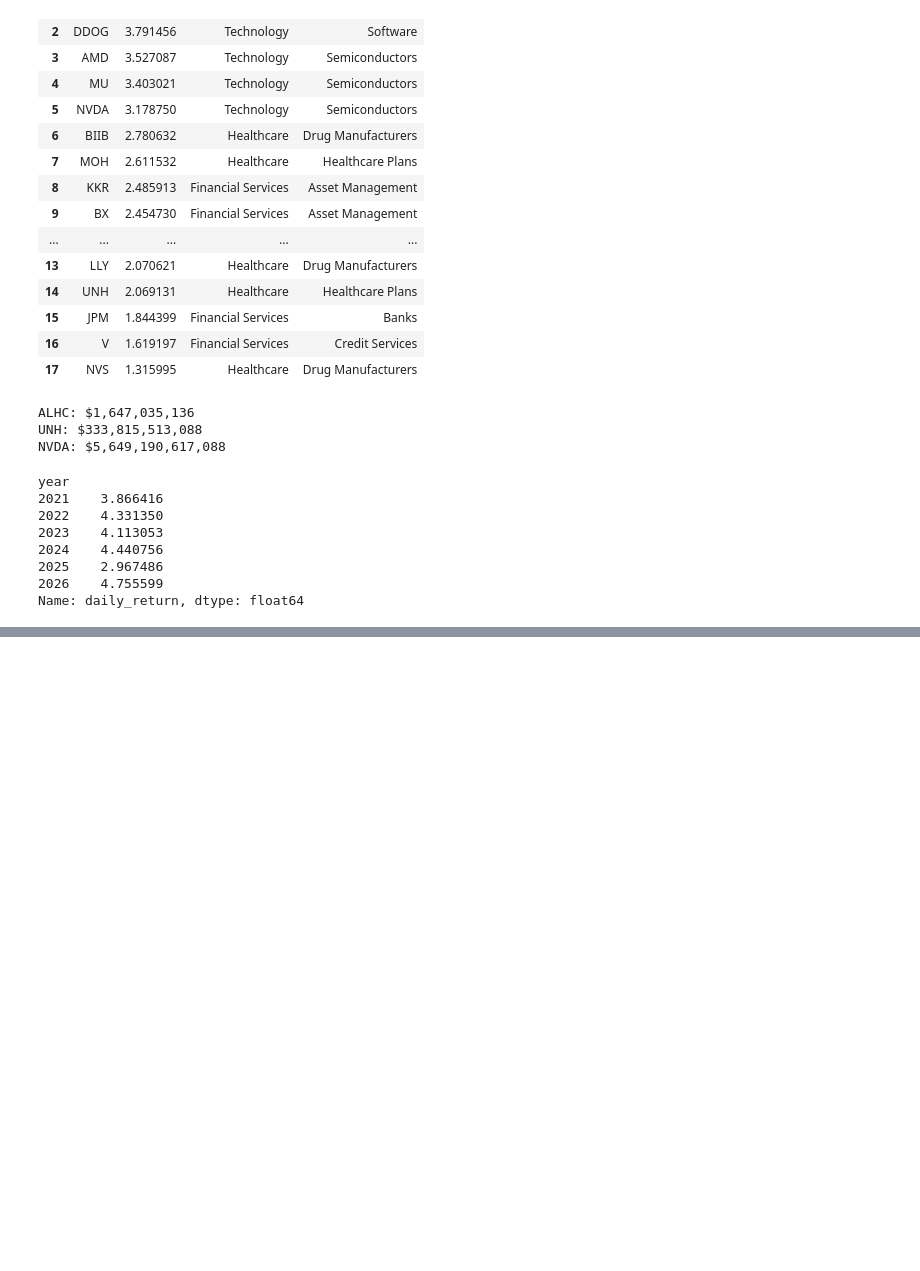
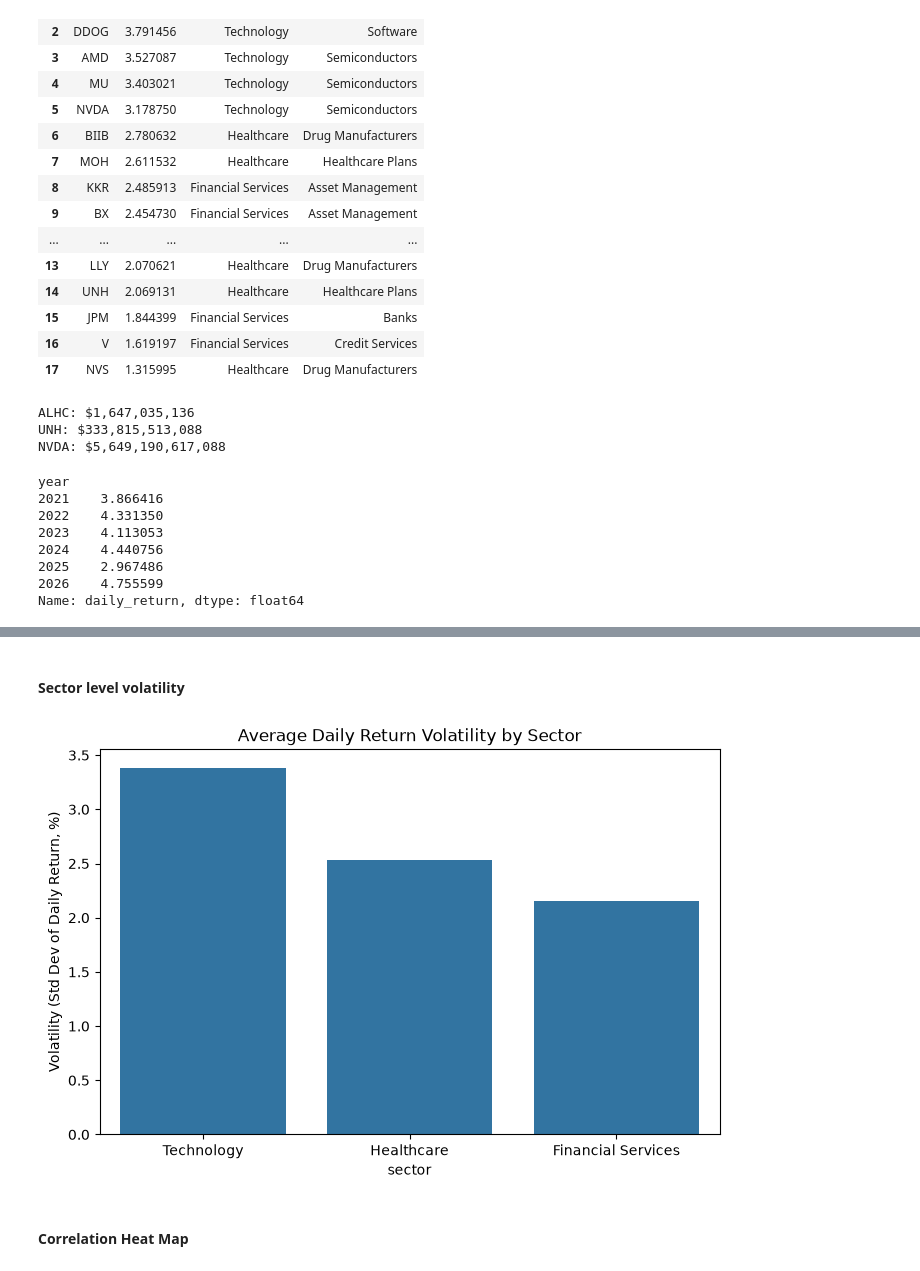
Before and after one commit to cdrshivam/market-analytics-case-study, a Jupyter notebook: notebooks/03_eda.ipynb, the cells around one changed output, grey strips where cells are left out. Saved outputs shown, nothing was run; the diff lists cells and outputs as text; code cells hidden in the pictures; blank space fills up the shorter version.

```diff
--- a/notebooks/03_eda.ipynb
+++ b/notebooks/03_eda.ipynb
@@ -179,0 +200,16 @@ Name: daily_return, dtype: float64
+# %% [markdown]
+<h4>Sector level volatility</h4>
+# %%
+sector_vol = df_sorted.groupby('sector')['daily_return'].std().sort_values(ascending=False) * 100
+sector_vol = sector_vol.reset_index()
+sector_vol.columns = ['sector', 'volatility']
+
+plt.figure(figsize=(8, 5))
+sns.barplot(data=sector_vol, x='sector', y='volatility')
+plt.title("Average Daily Return Volatility by Sector")
+plt.ylabel("Volatility (Std Dev of Daily Return, %)")
+plt.show()
+# %% [output]
+[figure, added]
+# %% [markdown]
+<h4>Correlation Heat Map</h4>
```
Also changed, not shown: parts of 16 cells of this notebook.
